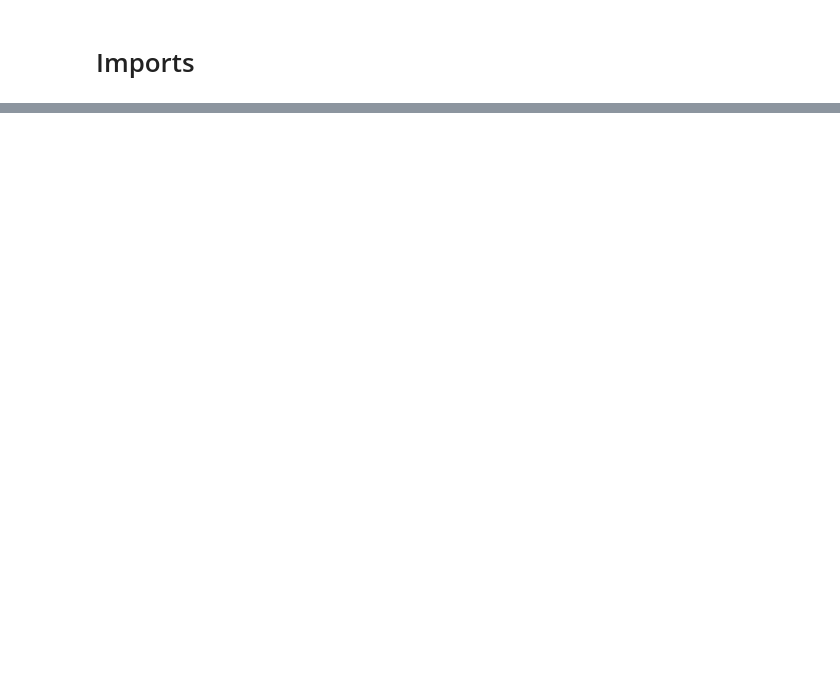
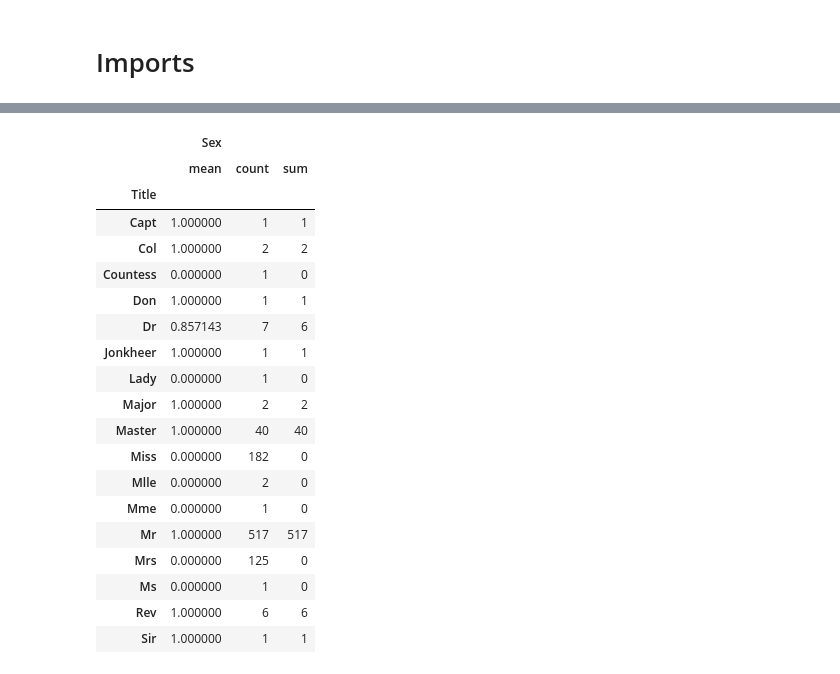
Before and after one commit to milindhpatil/Titanic_Data_Analysis, a Jupyter notebook: Titanic/Titanic Data Analysis_DecisionTree.ipynb, the cells around one changed output, grey strips where cells are left out. Drawn from its saved outputs; the diff is of its cells as text; code cells hidden in the pictures; blank space fills up the shorter version.

```diff
--- a/Titanic/Titanic Data Analysis_DecisionTree.ipynb
+++ b/Titanic/Titanic Data Analysis_DecisionTree.ipynb
@@ -484,0 +196,39 @@ plt.show()
+# %%
+# Let's use our 'original_train' dataframe to check the sex distribution for each title.
+# We use copy() again to prevent modifications in out original_train dataset
+title_and_sex = original_train.copy()[['Name', 'Sex']]
+
+# Create 'Title' feature
+title_and_sex['Title'] = title_and_sex['Name'].apply(get_title)
+
+# Map 'Sex' as binary feature
+title_and_sex['Sex'] = title_and_sex['Sex'].map( {'female': 0, 'male': 1} ).astype(int)
+
+# Table with 'Sex' distribution grouped by 'Title'
+title_and_sex[['Title', 'Sex']].groupby(['Title'], as_index=False).agg(['mean', 'count', 'sum'])
+
+# Since Sex is a binary feature, this metrics grouped by the Title feature represent:
+    # MEAN: percentage of men
+    # COUNT: total observations
+    # SUM: number of men
+# %% [output]
+|  | Sex |  |  |
+|  | mean | count | sum |
+| Title |  |  |  |
+| Capt | 1.000000 | 1 | 1 |
+| Col | 1.000000 | 2 | 2 |
+| Countess | 0.000000 | 1 | 0 |
+| Don | 1.000000 | 1 | 1 |
+| Dr | 0.857143 | 7 | 6 |
+| Jonkheer | 1.000000 | 1 | 1 |
+| Lady | 0.000000 | 1 | 0 |
+| Major | 1.000000 | 2 | 2 |
+| Master | 1.000000 | 40 | 40 |
+| Miss | 0.000000 | 182 | 0 |
+| Mlle | 0.000000 | 2 | 0 |
+| Mme | 0.000000 | 1 | 0 |
+| Mr | 1.000000 | 517 | 517 |
+| Mrs | 0.000000 | 125 | 0 |
+| Ms | 0.000000 | 1 | 0 |
+| Rev | 1.000000 | 6 | 6 |
+| Sir | 1.000000 | 1 | 1 |
```
Also changed, not shown: parts of 79 cells of this notebook.
